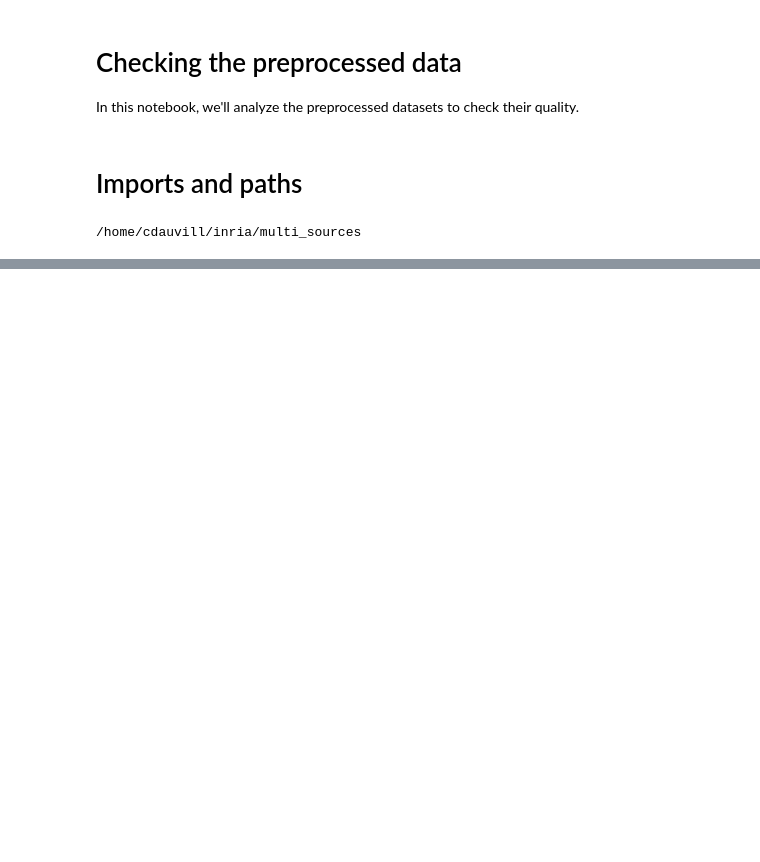
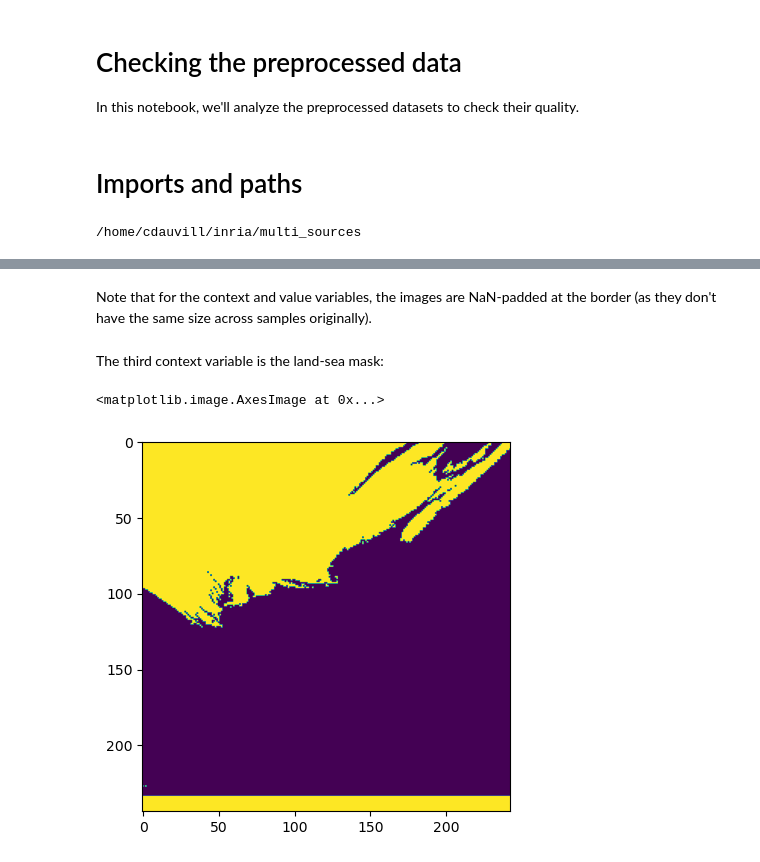
Before and after one commit to dauvillc/tc_multi_sources, a Jupyter notebook: notebooks/preprocessed.ipynb, the cells around one changed output, grey strips where cells are left out. Drawn from its saved outputs; the diff is of its cells as text; code cells hidden in the pictures; blank space fills up the shorter version.

```diff
--- a/notebooks/preprocessed.ipynb
+++ b/notebooks/preprocessed.ipynb
@@ -130,0 +91,9 @@ Since we're only looking at one basin, the longitude barely varies (not even eno
+# %% [markdown]
+Note that for the context and value variables, the images are NaN-padded at the border (as they don't have the same size across samples originally).
+# %% [markdown]
+The third context variable is the land-sea mask:
+# %%
+plt.imshow(c[2])
+# %% [output]
+<matplotlib.image.AxesImage at 0x...>
+[figure, added]
```
Also changed, not shown: parts of 33 cells of this notebook, 5 other files.
